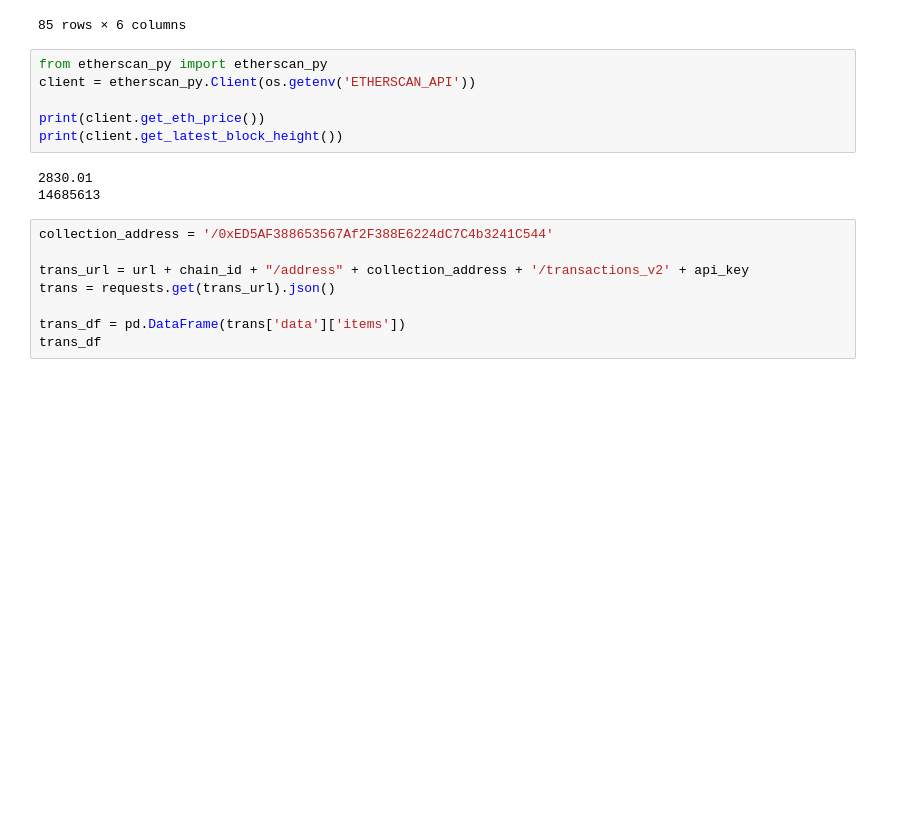
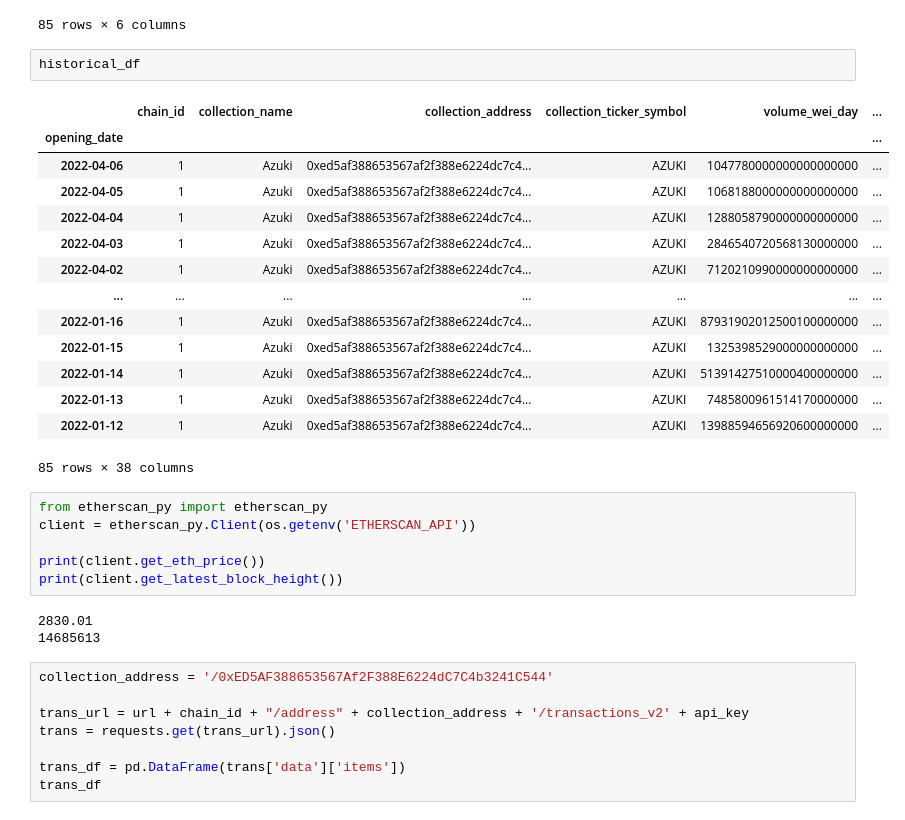
Before and after one commit to mmsaki/nft-trading-analysis, a Jupyter notebook: azuki_analysis.ipynb, the cells around one changed output. Drawn from its saved outputs; the diff is of its cells as text; blank space fills up the shorter version.

```diff
--- a/azuki_analysis.ipynb
+++ b/azuki_analysis.ipynb
@@ -209,6 +218,23 @@ azuki_vol_df
 | 2022-01-13 | 25129178.0 | 15174.624 | 1318 | 74858.009615 | 45.204112 | ... |
 | 2022-01-12 | 45941404.0 | 15298.503 | 2402 | 139885.946569 | 46.582067 | ... |
 85 rows × 6 columns
+# %%
+historical_df
+# %% [output]
+|  | chain_id | collection_name | collection_address | collection_ticker_symbol | volume_wei_day | ... |
+| opening_date |  |  |  |  |  | ... |
+| 2022-04-06 | 1 | Azuki | 0xed5af388653567af2f388e6224dc7c4... | AZUKI | 1047780000000000000000 | ... |
+| 2022-04-05 | 1 | Azuki | 0xed5af388653567af2f388e6224dc7c4... | AZUKI | 1068188000000000000000 | ... |
+| 2022-04-04 | 1 | Azuki | 0xed5af388653567af2f388e6224dc7c4... | AZUKI | 1288058790000000000000 | ... |
+| 2022-04-03 | 1 | Azuki | 0xed5af388653567af2f388e6224dc7c4... | AZUKI | 2846540720568130000000 | ... |
+| 2022-04-02 | 1 | Azuki | 0xed5af388653567af2f388e6224dc7c4... | AZUKI | 7120210990000000000000 | ... |
+| ... | ... | ... | ... | ... | ... | ... |
+| 2022-01-16 | 1 | Azuki | 0xed5af388653567af2f388e6224dc7c4... | AZUKI | 87931902012500100000000 | ... |
+| 2022-01-15 | 1 | Azuki | 0xed5af388653567af2f388e6224dc7c4... | AZUKI | 1325398529000000000000 | ... |
+| 2022-01-14 | 1 | Azuki | 0xed5af388653567af2f388e6224dc7c4... | AZUKI | 51391427510000400000000 | ... |
+| 2022-01-13 | 1 | Azuki | 0xed5af388653567af2f388e6224dc7c4... | AZUKI | 7485800961514170000000 | ... |
+| 2022-01-12 | 1 | Azuki | 0xed5af388653567af2f388e6224dc7c4... | AZUKI | 13988594656920600000000 | ... |
+85 rows × 38 columns
 # %%
 from etherscan_py import etherscan_py
 client = etherscan_py.Client(os.getenv('ETHERSCAN_API'))
```
Also changed, not shown: parts of 8 cells of this notebook.
